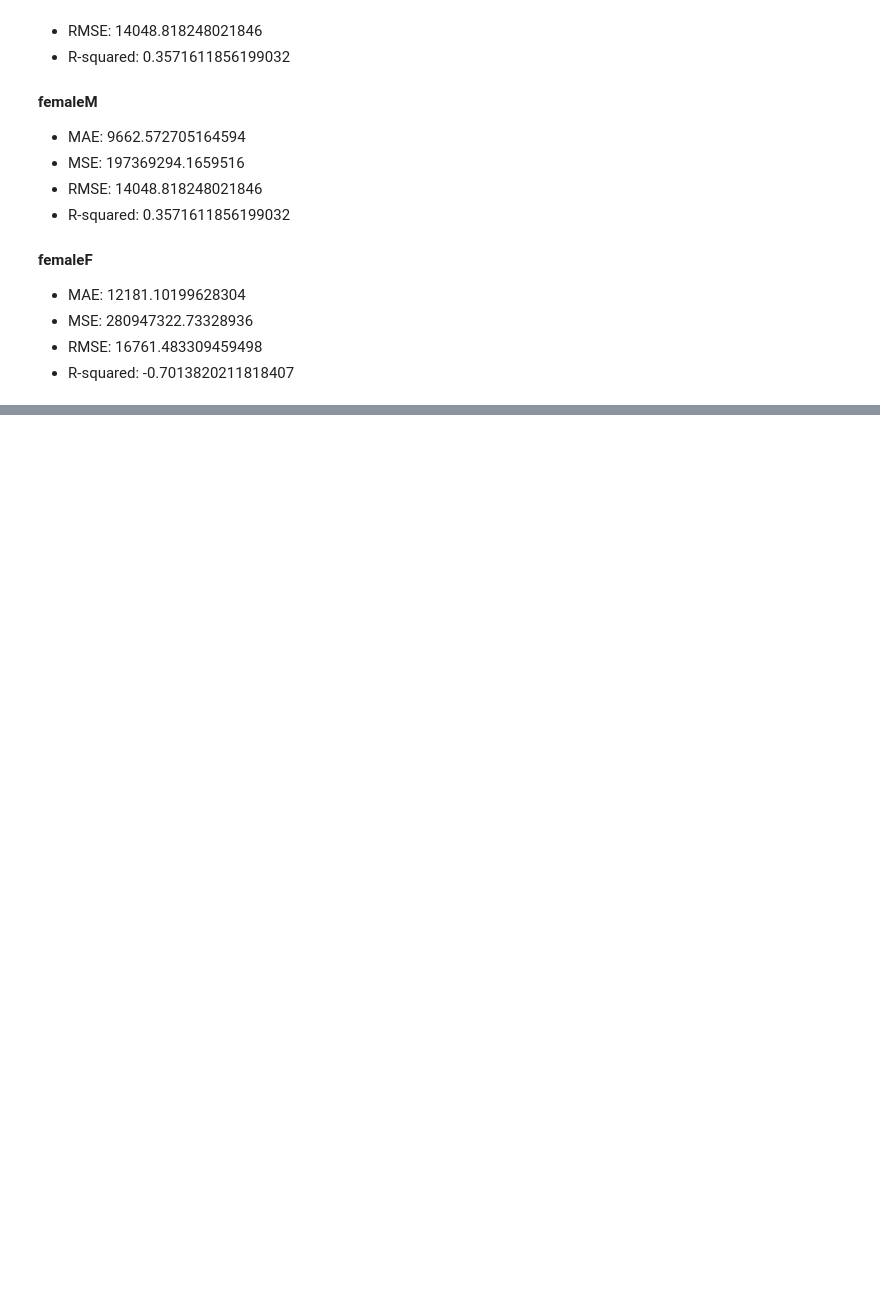
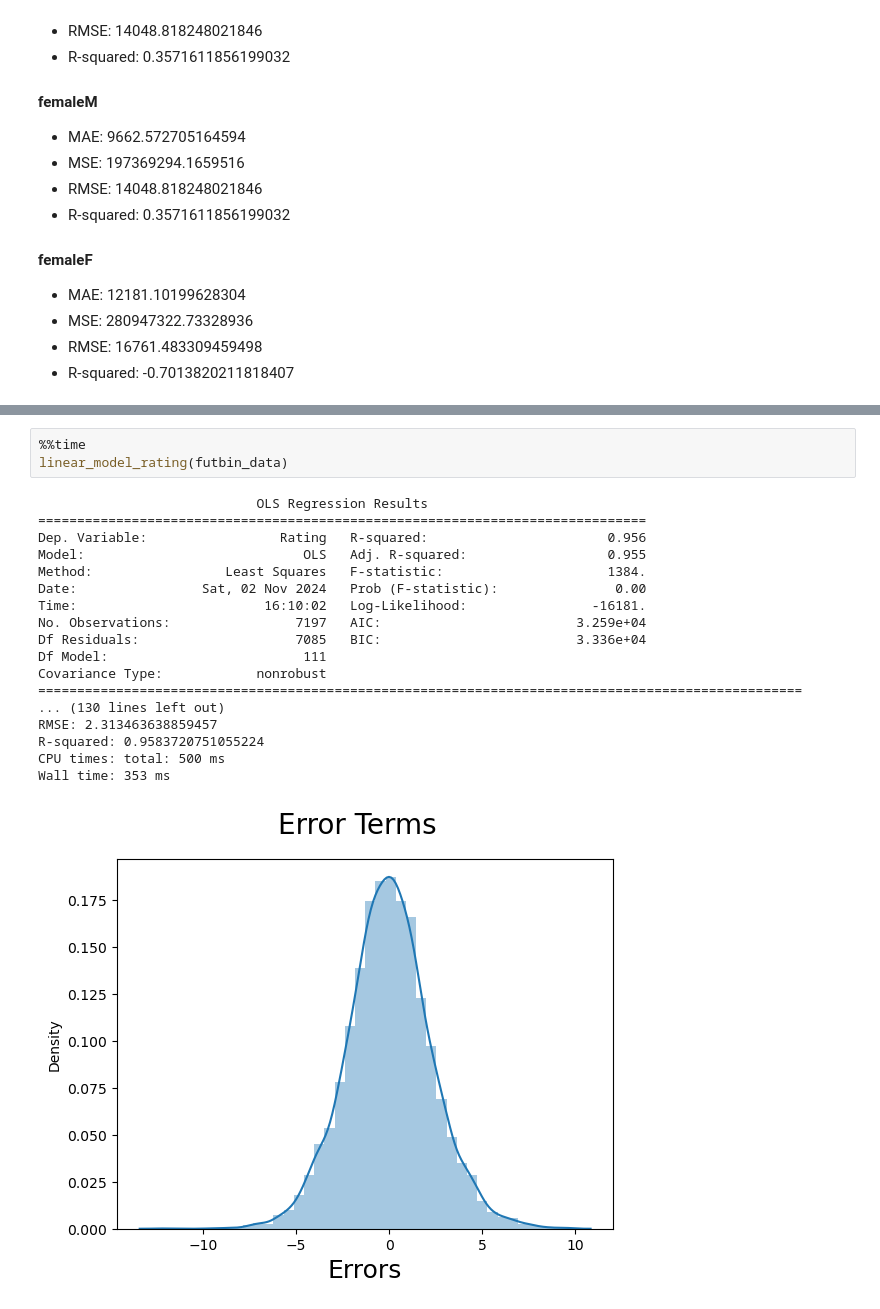
Before and after one commit to saborsoft/ljmu-ds-thesis, a Jupyter notebook: tamas_flesch_thesis project_linear_regression_step.ipynb, the cells around one changed output, grey strips where cells are left out. Cells and saved outputs as stored; diff of their text form; blank space fills up the shorter version.

Commit message:
rating analysis with lin reg model

```diff
--- a/tamas_flesch_thesis project_linear_regression_step.ipynb
+++ b/tamas_flesch_thesis project_linear_regression_step.ipynb
@@ -1339,0 +1416,22 @@ linear_model(narrow(femaleF))
+# %%
+%%time
+linear_model_rating(futbin_data)
+# %% [output]
+                            OLS Regression Results
+==============================================================================
+Dep. Variable:                 Rating   R-squared:                       0.956
+Model:                            OLS   Adj. R-squared:                  0.955
+Method:                 Least Squares   F-statistic:                     1384.
+Date:                Sat, 02 Nov 2024   Prob (F-statistic):               0.00
+Time:                        16:10:02   Log-Likelihood:                -16181.
+No. Observations:                7197   AIC:                         3.259e+04
+Df Residuals:                    7085   BIC:                         3.336e+04
+Df Model:                         111
+Covariance Type:            nonrobust
+==================================================================================================
+... (130 lines left out)
+RMSE: 2.313463638859457
+R-squared: 0.9583720751055224
+CPU times: total: 500 ms
+Wall time: 353 ms
+[figure, added]
```
Also changed, not shown: parts of 4 cells of this notebook.
